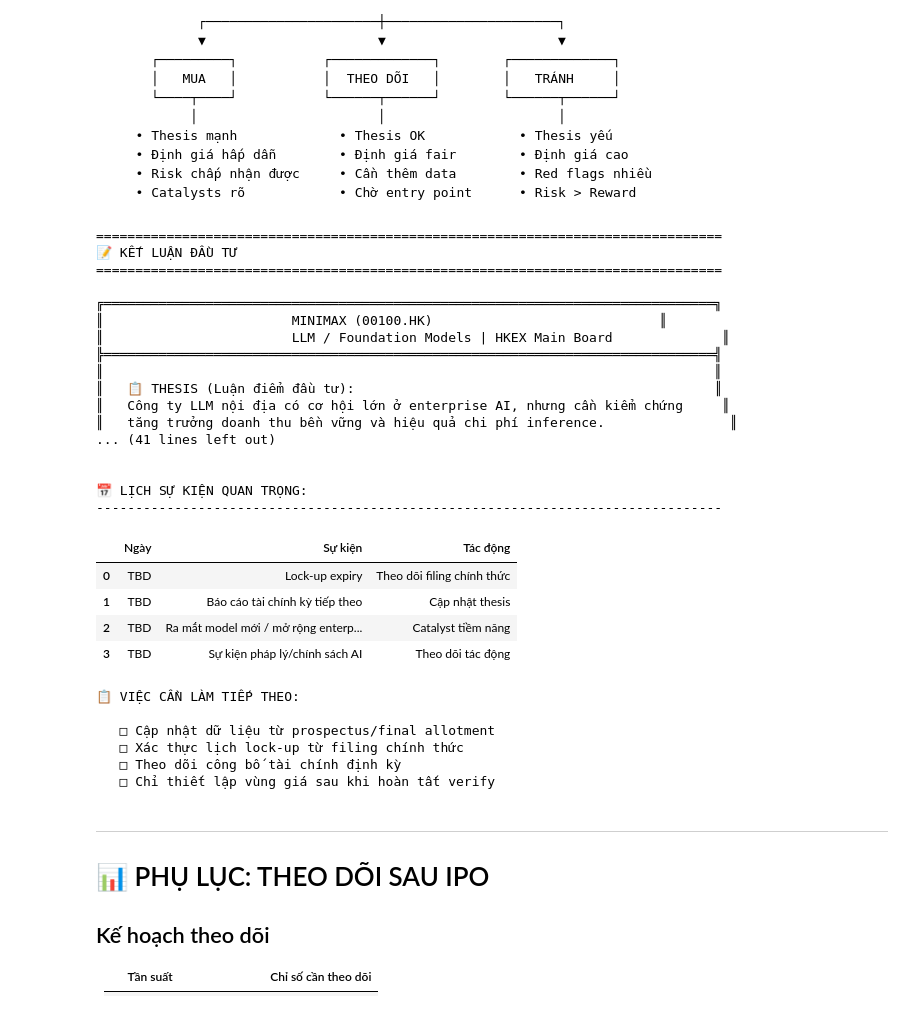
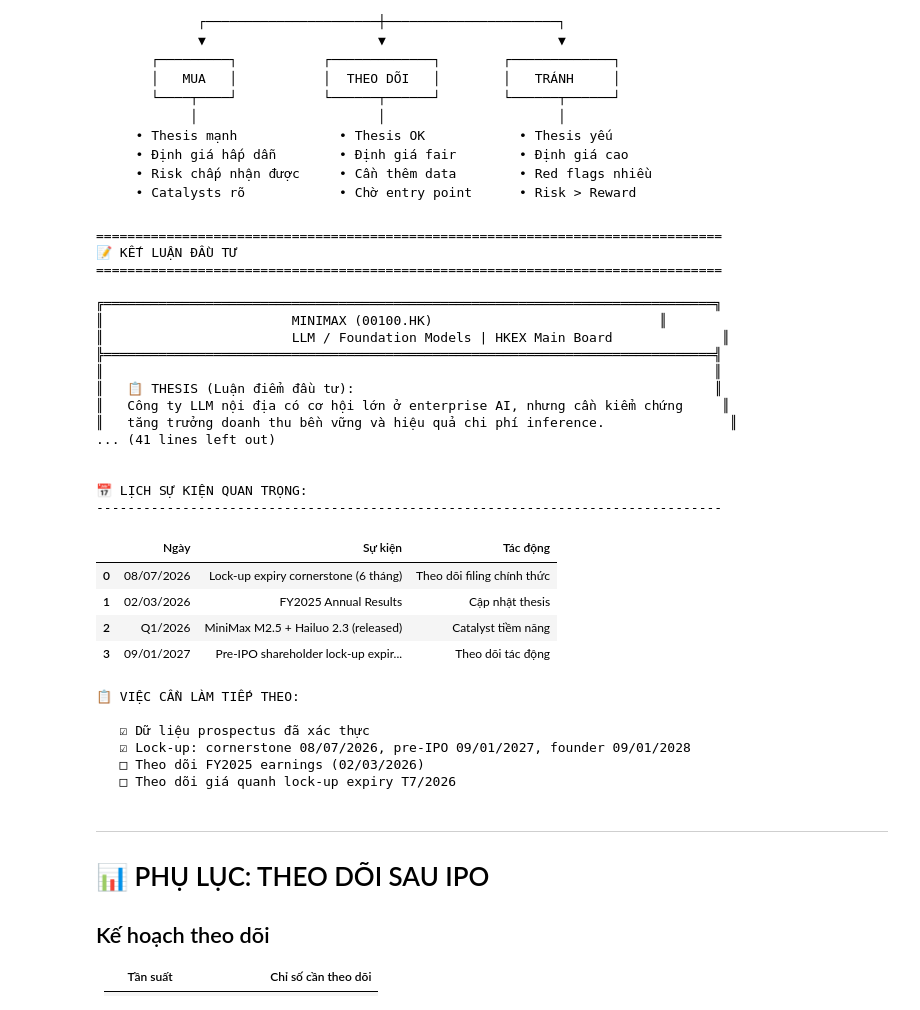
Before and after one commit to giangpt1968/HK-IPO-AI-Robotics, a Jupyter notebook: IPO_Analysis_MiniMax_00100HK_v1.ipynb, the cells around one changed output. Cells and saved outputs as stored; diff of their text form; code cells hidden in the pictures.

```diff
--- a/IPO_Analysis_MiniMax_00100HK_v1.ipynb
+++ b/IPO_Analysis_MiniMax_00100HK_v1.ipynb
@@ -1235,21 +1248,21 @@ print("""
 ║                                                                              ║
 ║   ✅ ĐIỀU KIỆN CẦN ĐÚNG:                                                     ║
 ║   1. Tiếp tục tăng trưởng >50% YoY về doanh thu                              ║
-║   2. Duy trì gross margin >60%                                               ║
+║   2. Gross margin tiếp tục cải thiện (hiện 23.3%, hướng >30%)                                               ║
 ║   3. Duy trì chất lượng model và giảm chi phí/token theo thời gian            ║
 ║                                                                              ║
 ╠══════════════════════════════════════════════════════════════════════════════╣
 ║                                                                              ║
 ║   ⚠️ RỦI RO CHÍNH:                                                           ║
-║   1. Lock-up expiry 08/07/2026 - Áp lực bán                                  ║
+║   1. Lock-up expiry cornerstone 08/07/2026 - Áp lực bán                                  ║
 ║   2. Vẫn đang lỗ - Cần theo dõi path to profitability                        ║
 ║   3. Cạnh tranh cao từ mô hình closed/open-source                            ║
 ║                                                                              ║
 ╠══════════════════════════════════════════════════════════════════════════════╣
 ║                                                                              ║
 ║   💵 ĐÁNH GIÁ ĐỊNH GIÁ:                                                      ║
-║   • Multiples định giá: TBD (cập nhật sau khi verify số liệu)                ║
-║   • Vùng giá hợp lý: TBD                                                     ║
+║   • EV/Sales ~69x (annualized) hoặc ~27x (forward 2026E)                ║
+║   • Premium so với peers, nhưng growth +771% justify                                                     ║
 ║                                                                              ║
 ╠══════════════════════════════════════════════════════════════════════════════╣
 ║                                                                              ║
@@ -1258,9 +1271,9 @@ print("""
 ║                                                                              ║
 ║   KHUYẾN NGHỊ:    📊 THEO DÕI / MUA KHI GIÁ GIẢM                             ║
 ║                                                                              ║
-║   Vùng mua:       TBD (chỉ thiết lập sau khi dữ liệu được xác thực)          ║
-║   Mục tiêu:       TBD                                                         ║
-║   Cắt lỗ:         TBD                                                         ║
+║   Vùng mua:       Quanh lock-up expiry (T7/2026) nếu giảm 20-30%          ║
+║   Mục tiêu:       Theo dõi FY2025 earnings (02/03/2026)                                                         ║
+║   Cắt lỗ:         -30% từ giá mua (nếu thesis thay đổi)                                                         ║
 ║                                                                              ║
 ║   ═══════════════════════════════════════════════════════════════════════    ║
 ║                                                                              ║
@@ -1274,51 +1287,51 @@ print("""
 """)
 
 print("\n📅 LỊCH SỰ KIỆN QUAN TRỌNG:")
 print("-" * 80)
 lich_su_kien = pd.DataFrame([
-    {"ngay": "TBD", "su_kien": "Lock-up expiry", "tac_dong": "Theo dõi filing chính thức"},
-    {"ngay": "TBD", "su_kien": "Báo cáo tài chính kỳ tiếp theo", "tac_dong": "Cập nhật thesis"},
-    {"ngay": "TBD", "su_kien": "Ra mắt model mới / mở rộng enterprise", "tac_dong": "Catalyst tiềm năng"},
-    {"ngay": "TBD", "su_kien": "Sự kiện pháp lý/chính sách AI", "tac_dong": "Theo dõi tác động"},
+    {"ngay": "08/07/2026", "su_kien": "Lock-up expiry cornerstone (6 tháng)", "tac_dong": "Theo dõi filing chính thức"},
+    {"ngay": "02/03/2026", "su_kien": "FY2025 Annual Results", "tac_dong": "Cập nhật thesis"},
+    {"ngay": "Q1/2026", "su_kien": "MiniMax M2.5 + Hailuo 2.3 (released)", "tac_dong": "Catalyst tiềm năng"},
+    {"ngay": "09/01/2027", "su_kien": "Pre-IPO shareholder lock-up expiry (12 tháng)", "tac_dong": "Theo dõi tác động"},
 ])
 display(lich_su_kien.rename(columns={"ngay": "Ngày", "su_kien": "Sự kiện", "tac_dong": "Tác động"}))
 
 print("\n📋 VIỆC CẦN LÀM TIẾP THEO:")
 print("""
-   □ Cập nhật dữ liệu từ prospectus/final allotment
-   □ Xác thực lịch lock-up từ filing chính thức
-   □ Theo dõi công bố tài chính định kỳ
-   □ Chỉ thiết lập vùng giá sau khi hoàn tất verify
+   ☑ Dữ liệu prospectus đã xác thực
+   ☑ Lock-up: cornerstone 08/07/2026, pre-IPO 09/01/2027, founder 09/01/2028
+   □ Theo dõi FY2025 earnings (02/03/2026)
+   □ Theo dõi giá quanh lock-up expiry T7/2026
 """)
 # %% [output]
 ================================================================================
 📝 KẾT LUẬN ĐẦU TƯ
 ================================================================================
 
 ╔══════════════════════════════════════════════════════════════════════════════╗
 ║                        MINIMAX (00100.HK)                             ║
 ║                        LLM / Foundation Models | HKEX Main Board              ║
 ╠══════════════════════════════════════════════════════════════════════════════╣
 ║                                                                              ║
 ║   📋 THESIS (Luận điểm đầu tư):                                              ║
 ║   Công ty LLM nội địa có cơ hội lớn ở enterprise AI, nhưng cần kiểm chứng     ║
 ║   tăng trưởng doanh thu bền vững và hiệu quả chi phí inference.                ║
 ... (41 lines left out)
 
 
 📅 LỊCH SỰ KIỆN QUAN TRỌNG:
 --------------------------------------------------------------------------------
 |  | Ngày | Sự kiện | Tác động |
-| 0 | TBD | Lock-up expiry | Theo dõi filing chính thức |
-| 1 | TBD | Báo cáo tài chính kỳ tiếp theo | Cập nhật thesis |
-| 2 | TBD | Ra mắt model mới / mở rộng enterp... | Catalyst tiềm năng |
-| 3 | TBD | Sự kiện pháp lý/chính sách AI | Theo dõi tác động |
+| 0 | 08/07/2026 | Lock-up expiry cornerstone (6 tháng) | Theo dõi filing chính thức |
+| 1 | 02/03/2026 | FY2025 Annual Results | Cập nhật thesis |
+| 2 | Q1/2026 | MiniMax M2.5 + Hailuo 2.3 (released) | Catalyst tiềm năng |
+| 3 | 09/01/2027 | Pre-IPO shareholder lock-up expir... | Theo dõi tác động |
 📋 VIỆC CẦN LÀM TIẾP THEO:
 
-   □ Cập nhật dữ liệu từ prospectus/final allotment
-   □ Xác thực lịch lock-up từ filing chính thức
-   □ Theo dõi công bố tài chính định kỳ
-   □ Chỉ thiết lập vùng giá sau khi hoàn tất verify
+   ☑ Dữ liệu prospectus đã xác thực
+   ☑ Lock-up: cornerstone 08/07/2026, pre-IPO 09/01/2027, founder 09/01/2028
+   □ Theo dõi FY2025 earnings (02/03/2026)
+   □ Theo dõi giá quanh lock-up expiry T7/2026
 # %% [markdown]
 ---
 
```
Also changed, not shown: parts of 8 cells of this notebook, 1 other file.
